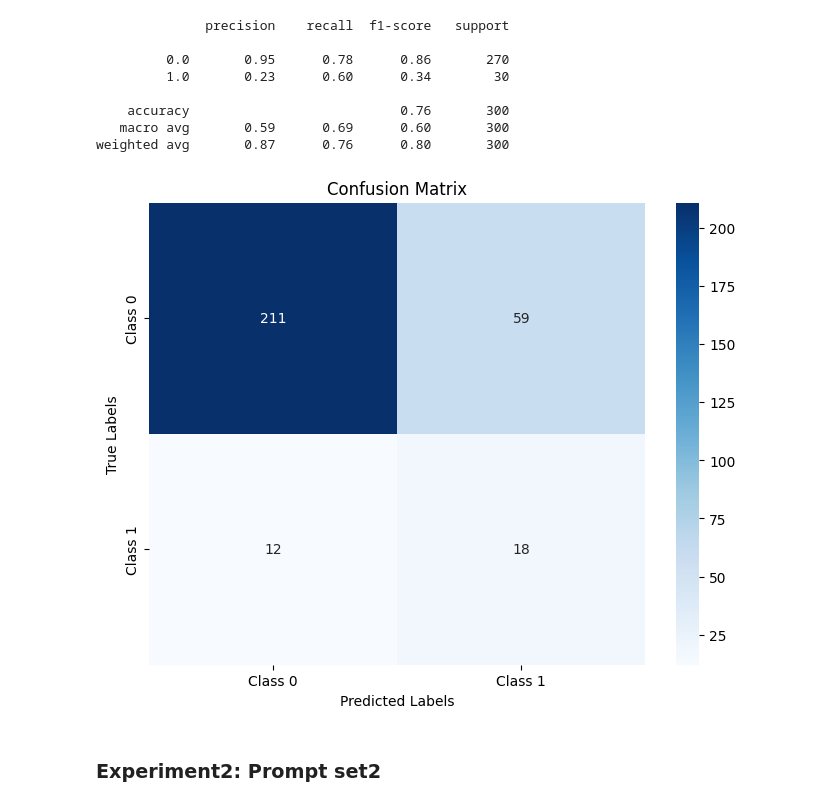
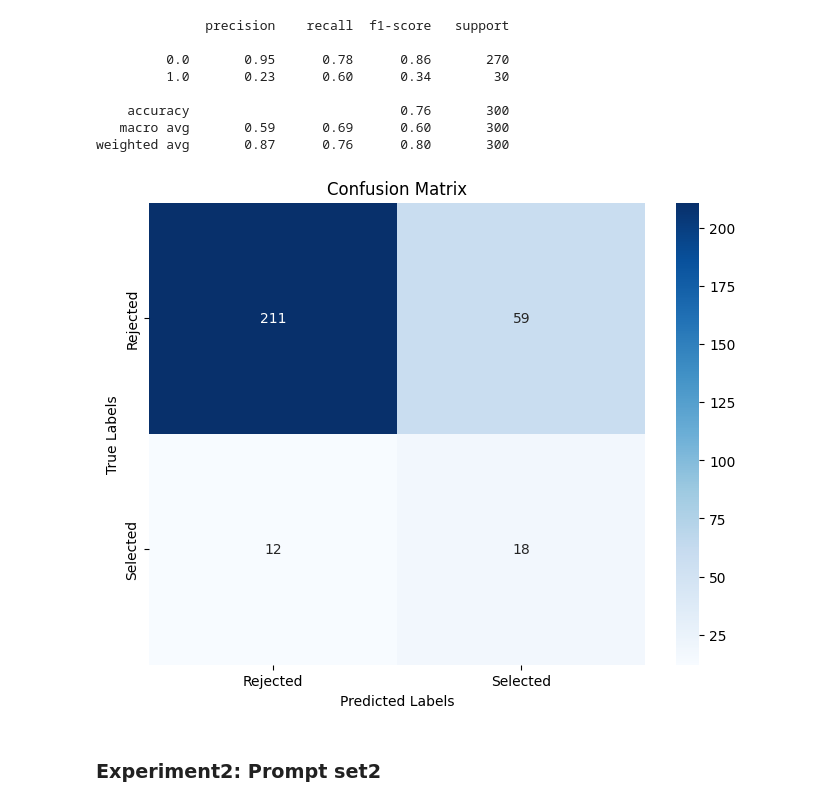
Before and after one commit to SamyakSheth/AI-Powered-Medical-Literature-Review, a Jupyter notebook: full_text_screening.ipynb, the cells around one changed output. Saved outputs shown, nothing was run; the diff lists cells and outputs as text; code cells hidden in the pictures.

```diff
--- a/full_text_screening.ipynb
+++ b/full_text_screening.ipynb
@@ -238,19 +238,19 @@ weighted avg       0.87      0.76      0.80       300
 # %%
 import matplotlib.pyplot as plt
 import seaborn as sns
 
 # Plotting the confusion matrix
 plt.figure(figsize=(8, 6))
 sns.heatmap(cm, annot=True, fmt='d', cmap='Blues',
-            xticklabels=['Class 0', 'Class 1'],
-            yticklabels=['Class 0', 'Class 1'])
+            xticklabels=['Rejected', 'Selected'],
+            yticklabels=['Rejected', 'Selected'])
 
 plt.xlabel('Predicted Labels')
 plt.ylabel('True Labels')
 plt.title('Confusion Matrix')
 plt.show()
 # %% [output]
-[figure, old version]
+[figure, new version]
 # %% [markdown]
 ### Experiment2: Prompt set2
 # %%
```
Also changed, not shown: parts of 2 cells of this notebook, 11 other files.
